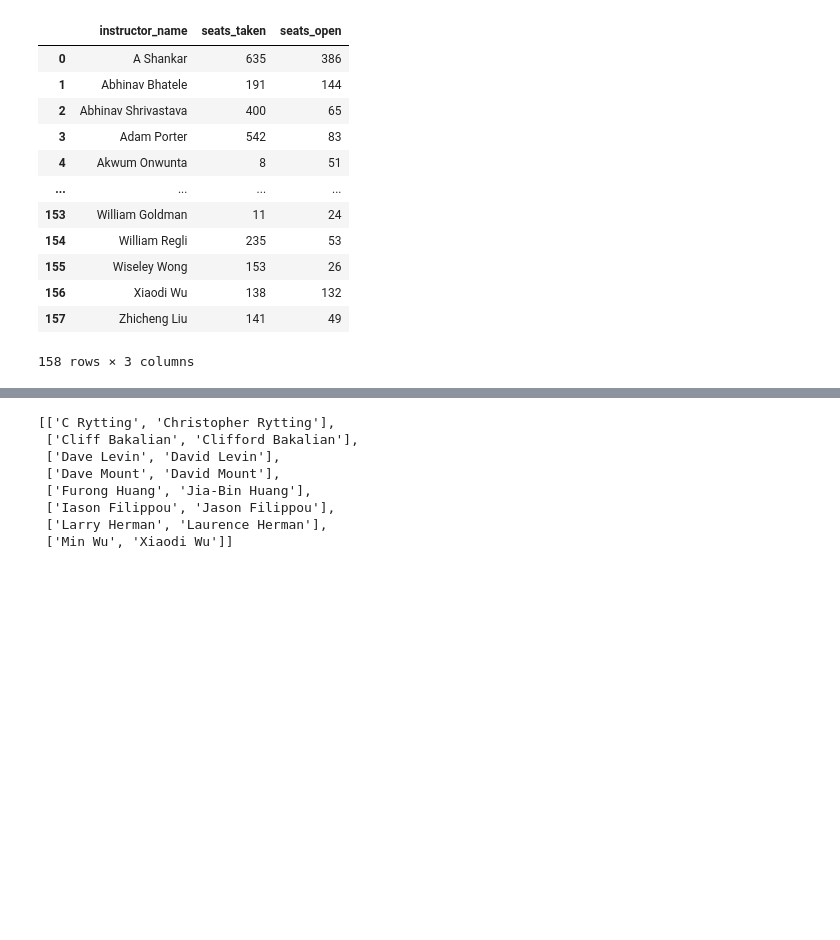
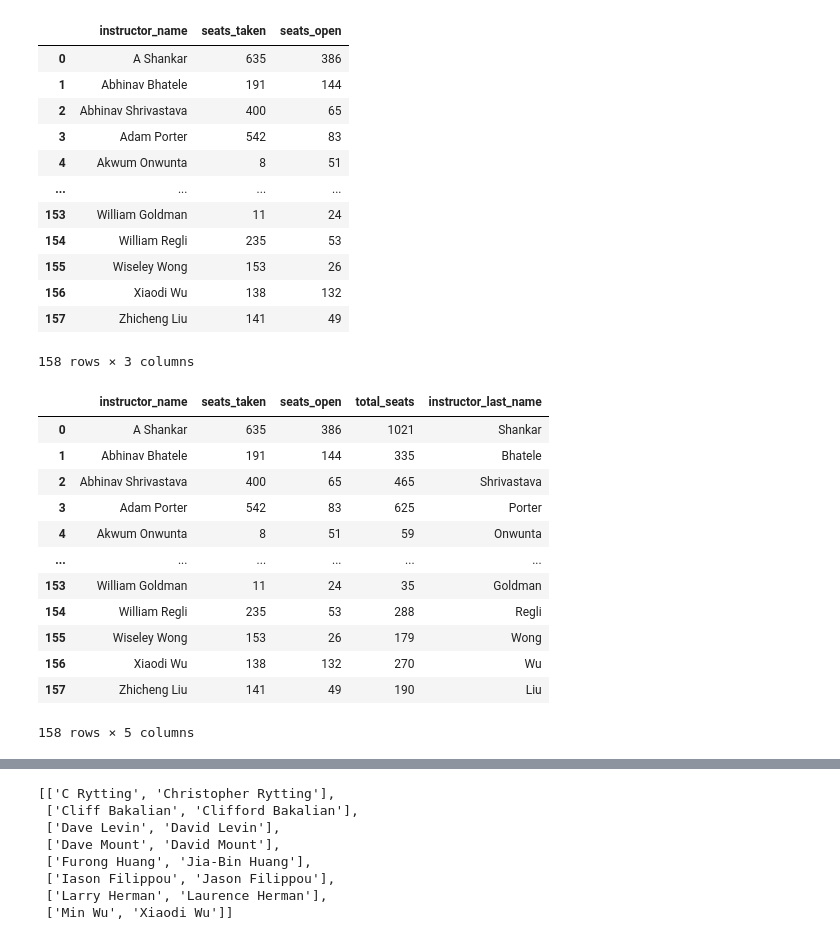
Before and after one commit to WesJD/cmsc320-final, a Jupyter notebook: project.ipynb, the cells around one changed output, grey strips where cells are left out. Cells and saved outputs as stored; diff of their text form; code cells hidden in the pictures; blank space fills up the shorter version.

```diff
--- a/project.ipynb
+++ b/project.ipynb
@@ -429,23 +439,7 @@ with open_conn() as conn:
 # %%
-pd.reset_option('^display.', silent=True)
-nan_prof_rating = df[df.avg_rating.isnull() ]
-nan_class_gpa = df[df.avg_class_gpa.isnull()]
-nan_prof_gpa = df[df.avg_gpa.isnull()]
-
-len(nan_prof_rating)
-
 tidyDf = df.drop(nan_prof_rating.index, inplace=False)
 tidyDf["instructor_last_name"] =  tidyDf.instructor_name.apply(lambda x: x.split()[-1])
 tidyDf
-
-# profTidyDf = tidyDf.groupby('instructor_last_name').mean()
-# profTidyDf = profTidyDf.reset_index(0)
-# profTidyDf
-
-# courseTidyDf = tidyDf.groupby('course_id').mean()
-# courseTidyDf = courseTidyDf.reset_index(0)
-# # courseTidyDf = courseTidyDf[["a"]]
-# courseTidyDf
 # %% [output]
 |  | course_id | year | semester | credits | instructor_name | avg_class_gpa | avg_rating | avg_gpa | ... |
 | 5 | CMSC101 | 2020 | FALL | 3 | Mollye Bendell | 3.80000 | 5.0000 | 3.800000 | ... |
@@ -501,3 +499,21 @@ with open_conn() as conn:
 | 156 | Xiaodi Wu | 138 | 132 |
 | 157 | Zhicheng Liu | 141 | 49 |
 158 rows × 3 columns
+# %%
+enroll_rateDf["total_seats"] = enroll_rateDf.seats_open + enroll_rateDf.seats_taken
+enroll_rateDf["instructor_last_name"] =  enroll_rateDf.instructor_name.apply(lambda x: x.split()[-1])
+enroll_rateDf
+# %% [output]
+|  | instructor_name | seats_taken | seats_open | total_seats | instructor_last_name |
+| 0 | A Shankar | 635 | 386 | 1021 | Shankar |
+| 1 | Abhinav Bhatele | 191 | 144 | 335 | Bhatele |
+| 2 | Abhinav Shrivastava | 400 | 65 | 465 | Shrivastava |
+| 3 | Adam Porter | 542 | 83 | 625 | Porter |
+| 4 | Akwum Onwunta | 8 | 51 | 59 | Onwunta |
+| ... | ... | ... | ... | ... | ... |
+| 153 | William Goldman | 11 | 24 | 35 | Goldman |
+| 154 | William Regli | 235 | 53 | 288 | Regli |
+| 155 | Wiseley Wong | 153 | 26 | 179 | Wong |
+| 156 | Xiaodi Wu | 138 | 132 | 270 | Wu |
+| 157 | Zhicheng Liu | 141 | 49 | 190 | Liu |
+158 rows × 5 columns
```
Also changed, not shown: parts of 26 cells of this notebook.
